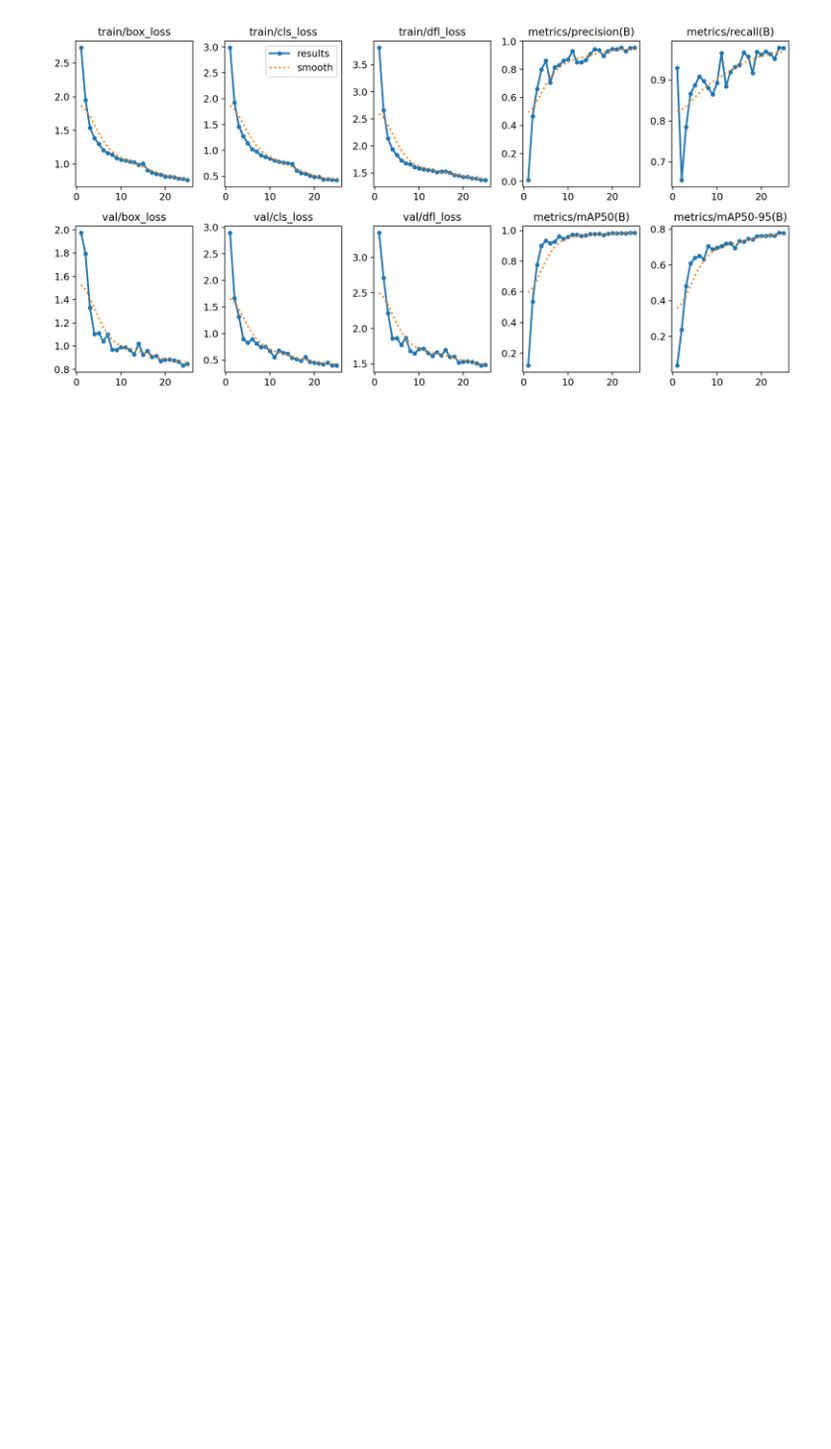
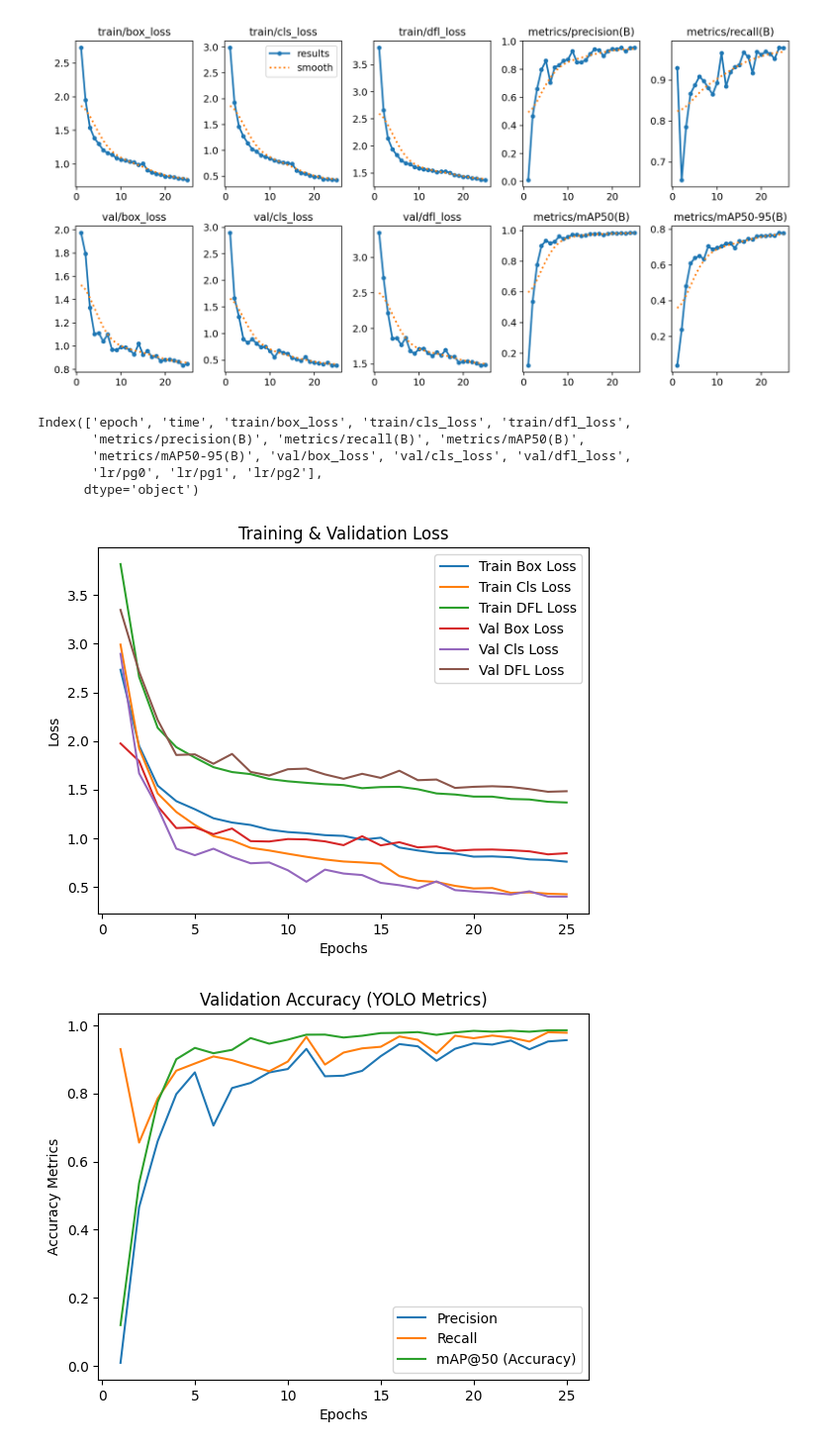
Before and after one commit to Bidhan-saha/YOLO, a Jupyter notebook: JMYOLOCUSTOM.ipynb, the cells around one changed output. Shown: that part at 99% size. Cells and saved outputs as stored; diff of their text form; code cells hidden in the pictures; blank space fills up the shorter version.

```diff
--- a/JMYOLOCUSTOM.ipynb
+++ b/JMYOLOCUSTOM.ipynb
@@ -128,3 +128,43 @@ from IPython.display import Image
 Image(filename="runs/detect/train/results.png")
 # %% [output]
 [figure]
+# %%
+import pandas as pd
+import matplotlib.pyplot as plt
+
+# Load YOLO training log
+df = pd.read_csv("runs/detect/train/results.csv")
+
+# Show available columns
+print(df.columns)
+
+# Plot losses
+plt.plot(df["epoch"], df["train/box_loss"], label="Train Box Loss")
+plt.plot(df["epoch"], df["train/cls_loss"], label="Train Cls Loss")
+plt.plot(df["epoch"], df["train/dfl_loss"], label="Train DFL Loss")
+plt.plot(df["epoch"], df["val/box_loss"], label="Val Box Loss")
+plt.plot(df["epoch"], df["val/cls_loss"], label="Val Cls Loss")
+plt.plot(df["epoch"], df["val/dfl_loss"], label="Val DFL Loss")
+plt.xlabel("Epochs")
+plt.ylabel("Loss")
+plt.legend()
+plt.title("Training & Validation Loss")
+plt.show()
+
+# Plot accuracy (mAP50 as accuracy measure)
+plt.plot(df["epoch"], df["metrics/precision(B)"], label="Precision")
+plt.plot(df["epoch"], df["metrics/recall(B)"], label="Recall")
+plt.plot(df["epoch"], df["metrics/mAP50(B)"], label="mAP@50 (Accuracy)")
+plt.xlabel("Epochs")
+plt.ylabel("Accuracy Metrics")
+plt.legend()
+plt.title("Validation Accuracy (YOLO Metrics)")
+plt.show()
+# %% [output]
+Index(['epoch', 'time', 'train/box_loss', 'train/cls_loss', 'train/dfl_loss',
+       'metrics/precision(B)', 'metrics/recall(B)', 'metrics/mAP50(B)',
+       'metrics/mAP50-95(B)', 'val/box_loss', 'val/cls_loss', 'val/dfl_loss',
+       'lr/pg0', 'lr/pg1', 'lr/pg2'],
+      dtype='object')
+[figure, added]
+[figure, added]
```
Also changed, not shown: parts of 3 cells of this notebook.
